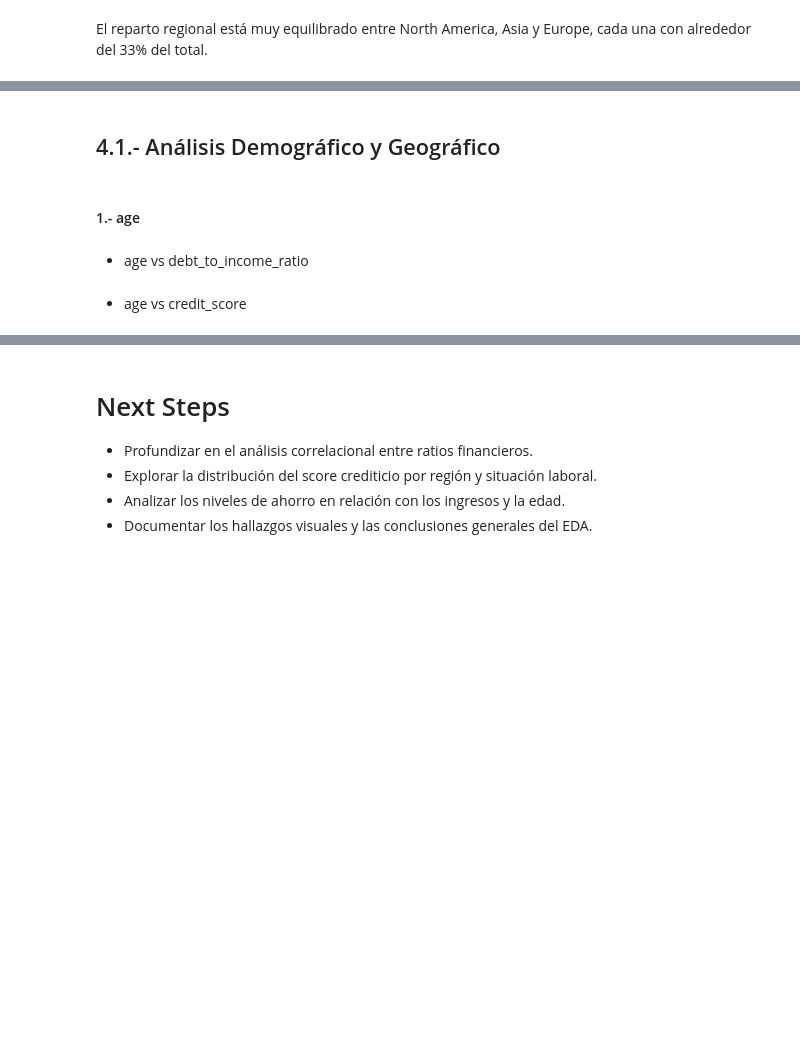
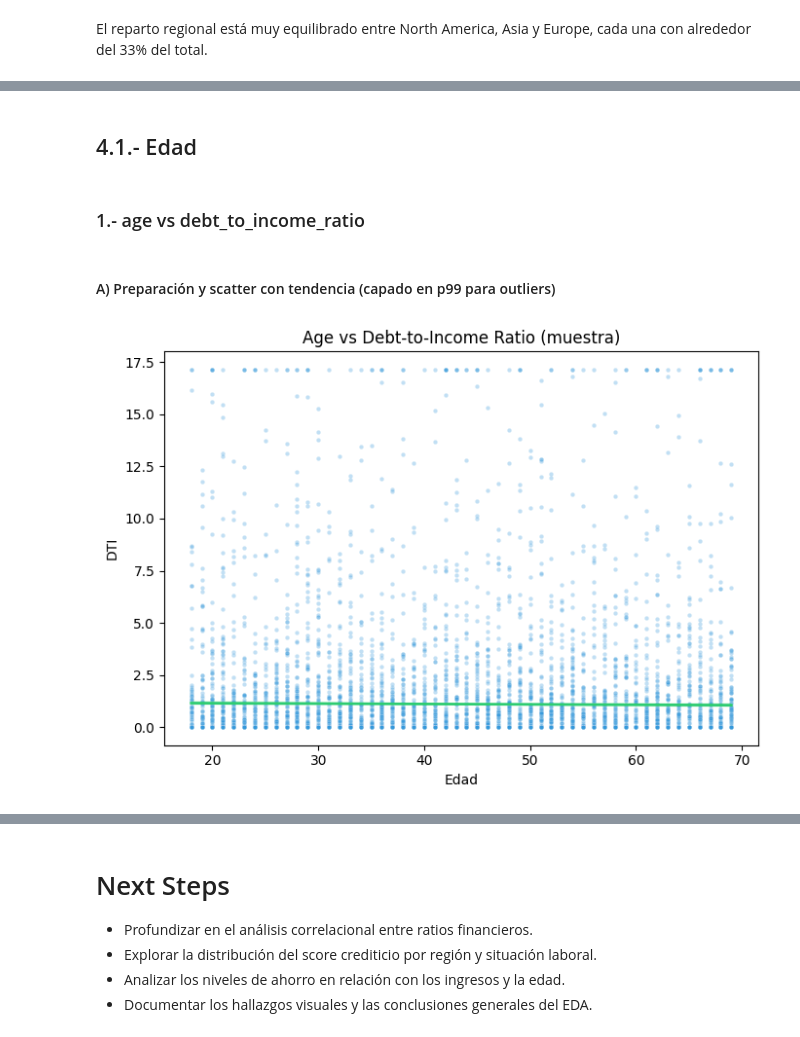
Before and after one commit to RogerFernando98/Big-4-Financial-Risk-Insights-2020-2025-, a Jupyter notebook: notebooks/3_eda.ipynb, the cells around one changed output, grey strips where cells are left out. Drawn from its saved outputs; the diff is of its cells as text; code cells hidden in the pictures; blank space fills up the shorter version.

Commit message:
primer apartado del análisis Demográfico

```diff
--- a/notebooks/3_eda.ipynb
+++ b/notebooks/3_eda.ipynb
@@ -305,6 +309,4 @@ El reparto regional está muy equilibrado entre North America, Asia y Europe, ca
 # %% [markdown]
-## 4.1.- Análisis Demográfico y Geográfico
+## 4.1.- Edad
-# %% [markdown]
-#### 1.- age
 # %% [markdown]
-- age vs debt_to_income_ratio
+### 1.- age vs debt_to_income_ratio
@@ -313,4 +313,30 @@ El reparto regional está muy equilibrado entre North America, Asia y Europe, ca
+# %% [markdown]
+#### A) Preparación y scatter con tendencia (capado en p99 para outliers)
 # %%
 # gráfico
+# Subconjunto limpio
+cols = ["age", "debt_to_income_ratio"]
+df_age = (df[cols]
+          .apply(pd.to_numeric, errors="coerce")
+          .replace([np.inf, -np.inf], np.nan)
+          .dropna())
+
+# Limita cola extrema para visualizar mejor
+p99 = df_age["debt_to_income_ratio"].quantile(0.99)
+df_scatter = df_age.copy()
+df_scatter["debt_to_income_ratio"] = df_scatter["debt_to_income_ratio"].clip(upper=p99)
+
+sample_scatter = df_scatter.sample(min(len(df_scatter), 8000), random_state=42)
+
+plt.figure(figsize=(7,5))
+sns.scatterplot(data=sample_scatter, x="age", y="debt_to_income_ratio",
+                s=10, alpha=.3, color=color_total)
+sns.regplot(data=sample_scatter, x="age", y="debt_to_income_ratio",
+            scatter=False, line_kws=dict(color=color_activos, linewidth=2))
+plt.title("Age vs Debt-to-Income Ratio (muestra)")
+plt.xlabel("Edad"); plt.ylabel("DTI")
+plt.tight_layout(); plt.show()
+
+# Esto nos muestra la relación global edad–DTI minimizando el efecto de outliers (capado p99).
+# %% [output]
+[figure, added]
-# %% [markdown]
-- age vs credit_score
```
Also changed, not shown: parts of 87 cells of this notebook.
